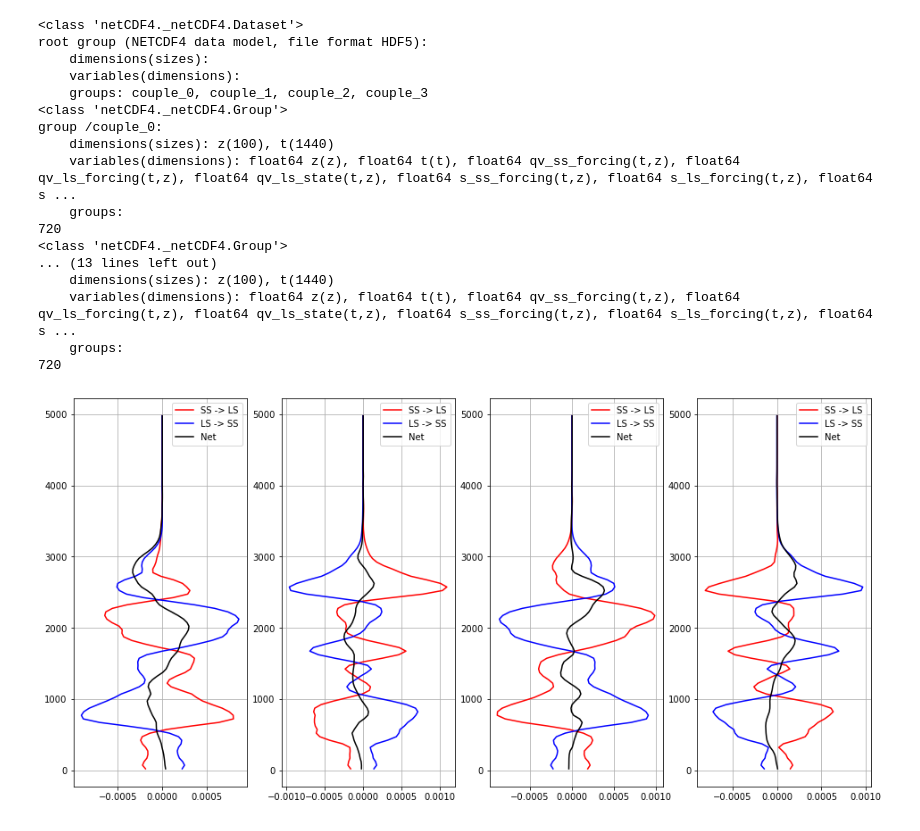
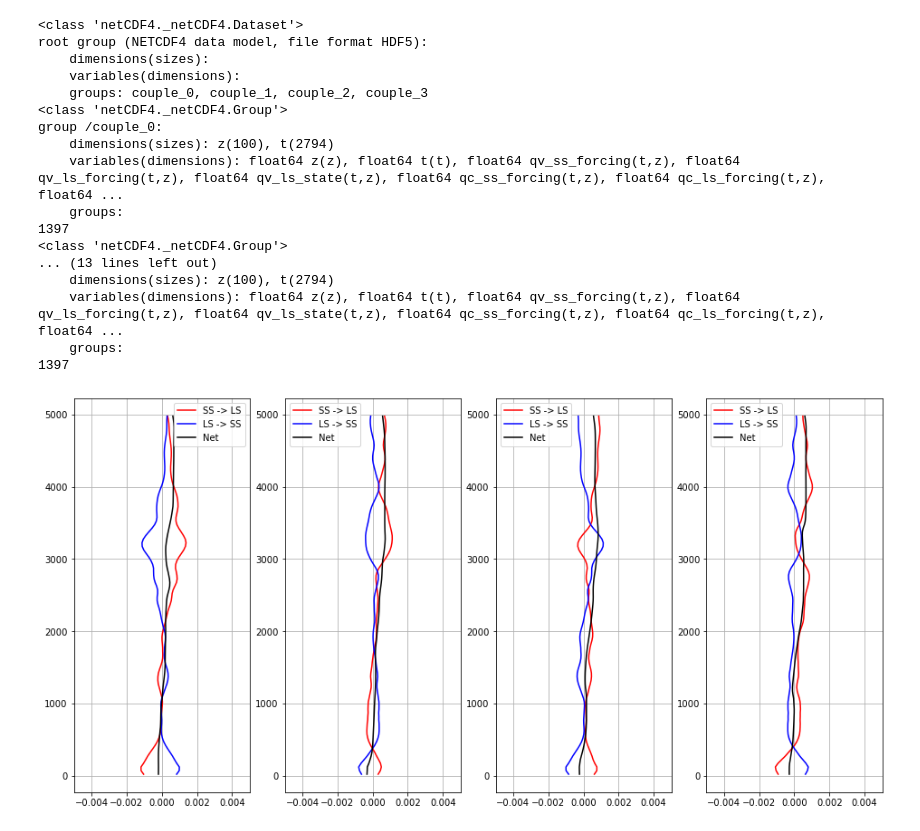
Before and after one commit to pnnl/pinacles, a Jupyter notebook: CoupledPlots.ipynb, the cells around one changed output. Saved outputs shown, nothing was run; the diff lists cells and outputs as text; code cells hidden in the pictures.

```diff
--- a/CoupledPlots.ipynb
+++ b/CoupledPlots.ipynb
@@ -13,17 +13,17 @@ for n in range(N):
     path = os.path.join(path, 'stats.nc')
     column_data.append(nc.Dataset(path, 'r'))
 # %%
-var = 'lWP'
+#var = 'LWP'
 #plt.figure()
 lwp_mean = []
 data_pack = []
 plt.figure(figsize=(8,8))
-Nt = 60 *24*1
+Nt =   6 * 6   #6*12#6 * 24*4#* 48
 for n in range(N):
     #plt.subplot(4,1,n+1)
     micro = column_data[n]['MicroBase']
     data = micro['timeseries']['LWP'][:]  +  micro['timeseries']['VWP'][:] +  micro['timeseries']['RWP'][:]
-    lwp_mean.append(np.mean(data[-24*60*5:]))
+    lwp_mean.append(np.mean(data[6*6:]))
     data = np.convolve(data, np.ones(Nt)/Nt, mode='valid')
     time = micro['timeseries']['time'][:]
     time = np.convolve(time, np.ones(Nt)/Nt, mode='valid')
@@ -35,6 +35,6 @@ for n in range(N):
 
 plt.legend()
 plt.grid()
-plt.savefig('qc.png')
+plt.savefig('qc.png', dpi=400)
     #plt.ylim(0.0, 0.41)
 # %% [output]
@@ -122,16 +118,16 @@ plt.savefig('u.png')
 # %%
 grp = 'ScalarState'
-var = 'qc'
+var = 'qv'
 #plt.figure()
 data_pack = []
 for n in range(N):
     micro = column_data[n][grp]
-    data = np.mean(micro['profiles'][var][- 5 * 24 * 60:,:], axis=0)
+    data = np.mean(micro['profiles'][var][-6*24:,:], axis=0)
     z = micro['profiles']['z'][:]
     plt.plot(data, z)
     data_pack.append(data)
 
-    print(np.mean(data[-5 * 24 * 60:]))
+    print(np.mean(data[-6:]))
 
 plt.grid()
 plt.savefig('qc2.png')
@@ -159,5 +155,5 @@ plt.savefig('qc_cross.png')
 # %%
-couple_grp = nc.Dataset('couple_out.nc', 'r')
+couple_grp = nc.Dataset('couple_out_rico.nc', 'r')
 print(couple_grp)
 
 
@@ -166,42 +162,49 @@ plt.figure(figsize=(16,8))
 count = 1
 
 for c in couple_grp.groups:
     plt.subplot(1,4,count)
     grp_n = couple_grp[c]
 
     print(grp_n)
 
-    n = int(len(grp_n['t'][:])/2)
+    n = int(len(grp_n['t'][:])*5/10.)
     print(n)
+
+    qc_ss_forcing = np.mean(grp_n['qc_ss_forcing'][-n:,:], axis=0)
+    qc_ls_forcing = np.mean(grp_n['qc_ls_forcing'][-n:,:], axis=0)
 
     qv_ss_forcing = np.mean(grp_n['qv_ss_forcing'][-n:,:], axis=0)
     qv_ls_forcing = np.mean(grp_n['qv_ls_forcing'][-n:,:], axis=0)
 
+    net_q_ss = qc_ss_forcing +  qv_ss_forcing
+    net_q_ls = qc_ls_forcing+  qv_ls_forcing
+    net_q = net_q_ss + net_q_ls
+
     z = grp_n['z'][:]
 
-    plt.plot(qv_ss_forcing * 86400, z, '-r', label = 'SS -> LS')
-    plt.plot(qv_ls_forcing * 86400, z, '-b', label = 'LS -> SS')
-    plt.plot((qv_ss_forcing + qv_ls_forcing) * 86400, z, '-k', label='Net')
+    plt.plot((net_q_ss) * 86400, z, '-r', label = 'SS -> LS')
+    plt.plot((net_q_ls)* 86400, z, '-b', label = 'LS -> SS')
+    plt.plot((net_q) * 86400, z, '-k', label='Net')
     count += 1
     plt.grid()
     plt.legend()
-    #plt.xlim(-1.0, 1.0)
+    plt.xlim(-0.005, 0.005)
 # %% [output]
 <class 'netCDF4._netCDF4.Dataset'>
 root group (NETCDF4 data model, file format HDF5):
     dimensions(sizes):
     variables(dimensions):
     groups: couple_0, couple_1, couple_2, couple_3
 <class 'netCDF4._netCDF4.Group'>
 group /couple_0:
-    dimensions(sizes): z(100), t(1440)
-    variables(dimensions): float64 z(z), float64 t(t), float64 qv_ss_forcing(t,z), float64 qv_ls_forcing(t,z), float64 qv_ls_state(t,z), float64 s_ss_forcing(t,z), float64 s_ls_forcing(t,z), float64 s ...
+    dimensions(sizes): z(100), t(2794)
+    variables(dimensions): float64 z(z), float64 t(t), float64 qv_ss_forcing(t,z), float64 qv_ls_forcing(t,z), float64 qv_ls_state(t,z), float64 qc_ss_forcing(t,z), float64 qc_ls_forcing(t,z), float64 ...
     groups:
-720
+1397
 <class 'netCDF4._netCDF4.Group'>
 ... (13 lines left out)
-    dimensions(sizes): z(100), t(1440)
-    variables(dimensions): float64 z(z), float64 t(t), float64 qv_ss_forcing(t,z), float64 qv_ls_forcing(t,z), float64 qv_ls_state(t,z), float64 s_ss_forcing(t,z), float64 s_ls_forcing(t,z), float64 s ...
+    dimensions(sizes): z(100), t(2794)
+    variables(dimensions): float64 z(z), float64 t(t), float64 qv_ss_forcing(t,z), float64 qv_ls_forcing(t,z), float64 qv_ls_state(t,z), float64 qc_ss_forcing(t,z), float64 qc_ls_forcing(t,z), float64 ...
     groups:
-720
+1397
-[figure, old version]
+[figure, new version]
```
Also changed, not shown: parts of 7 cells of this notebook, 3 other files.
